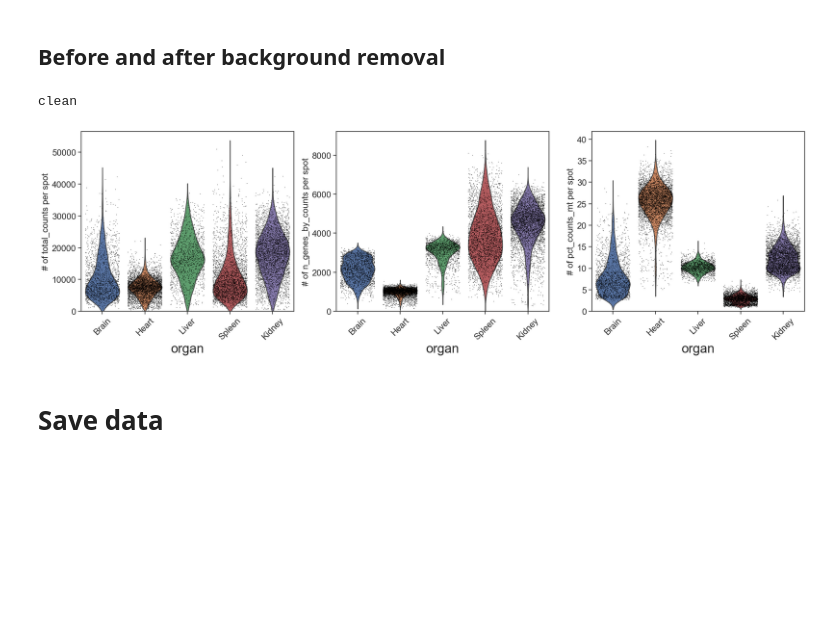
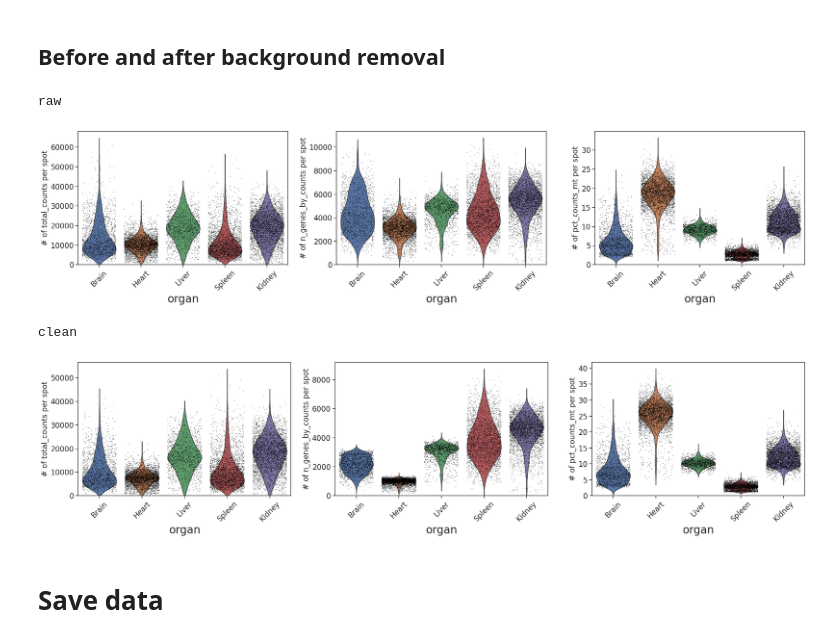
Before and after one commit to jwrth/xDBiT_toolbox, a Jupyter notebook: publication/notebooks/SpatialMouse_01_clean_dataset.ipynb, the cells around one changed output. Drawn from its saved outputs; the diff is of its cells as text; code cells hidden in the pictures; blank space fills up the shorter version.

```diff
--- a/publication/notebooks/SpatialMouse_01_clean_dataset.ipynb
+++ b/publication/notebooks/SpatialMouse_01_clean_dataset.ipynb
@@ -311,6 +385,6 @@ homer = pd.concat({organ: homer.query('organ == "{}"'.format(organ.lower())).sor
 # %%
-data = [perOrgan] # datasets before and after filtering
-names = ["clean"]
+data = [perOrgan_raw, perOrgan] # datasets before and after filtering
+names = ["raw", "clean"]
 topn = 100
 
 spillall = {}
@@ -318,10 +392,12 @@ for i, d in enumerate(data):
     spill = {}
     for organ in homer.index.unique(level=0):
         # get top specific genes for this organ
-        topgenes = homer.xs(organ).head(topn)['gene'].values
+        #topgenes = homer.xs(organ).head(topn)['gene'].values
+        topgenes = homer.xs(organ)['gene'].values
 
         # select only genes that are in the dataset of the source organ
         topgenes = [gene for gene in topgenes if gene in d[organ].var_names]
+        topgenes = topgenes[:topn]
 
         spilldict = {}
         for o, a in d.items():
@@ -346,9 +422,17 @@ if ncols == 1:
     axs = [axs]
 
 for i, (name, df) in enumerate(spillall.items()):
+    sns.set_theme(font_scale=1)
     sns.heatmap(df, cmap='viridis', ax=axs[i],
-                cbar_kws={'label': '%'})
+                cbar_kws={'label': '%'},
+                vmin=0, vmax=100
+               )
     axs[i].set_title(name)
+    axs[i].set_ylabel("Source\n(Homer database)")
+    axs[i].set_xlabel("Target\n(xDbit dataset)")
 
+#fig.tight_layout()
+
+plt.savefig("figures/clean_dataset/heatmap_spillover_homer.pdf")
 plt.show()
 # %% [output]
@@ -358,13 +442,16 @@ plt.show()
 # %% [markdown]
 ## Before and after background removal
 # %%
-for organ, adata in perOrgan.items():
-    adata.var['mt'] = adata.var_names.str.contains('MT-', case=False)  # annotate the group of mitochondrial genes as 'mt'
-    sc.pp.calculate_qc_metrics(adata, qc_vars=['mt'], percent_top=None, log1p=False, inplace=True)
+adatasets = [perOrgan_raw, perOrgan]
+
+for d in adatasets:
+    for organ, adata in d.items():
+        adata.var['mt'] = adata.var_names.str.contains('MT-', case=False)  # annotate the group of mitochondrial genes as 'mt'
+        sc.pp.calculate_qc_metrics(adata, qc_vars=['mt'], percent_top=None, log1p=False, inplace=True)
 # %%
 cats = ["total_counts", "n_genes_by_counts", "pct_counts_mt"]
-adatasets = [perOrgan]
-names = ["clean"]
+adatasets = [perOrgan_raw, perOrgan]
+names = ["raw", "clean"]
 
 datasets = {}
 for i, adataset in enumerate(adatasets):
@@ -383,22 +470,26 @@ for i, adataset in enumerate(adatasets):
 # %%
 for n, data in datasets.items():
     print(n)
     # set figure
     sns.set_theme(font_scale=2, style='ticks')
 
     nrows = 1
     ncols = len(cats)
     fig, axs = plt.subplots(nrows, ncols, figsize=(8*ncols, 6*nrows))
 
     for i, cat in enumerate(cats):
         db.pl.violinplot(data=data, x='organ', y=cat, ax=axs[i], show=False, scale='width',
                          order=['Brain', 'Heart', 'Liver', 'Spleen', 'Kidney'])
 
-    plt.savefig("figures/violin_counts_{}.pdf".format(n))
+    fig.tight_layout()
+
+    plt.savefig("figures/clean_dataset/violin_counts_{}.pdf".format(n), bbox_inches="tight")
     plt.show()
 # %% [output]
-clean
+raw
-[figure, old version]
+[figure, new version]
+clean
+[figure, added]
 # %% [markdown]
 # Save data
 # %%
```
Also changed, not shown: parts of 10 cells of this notebook.
